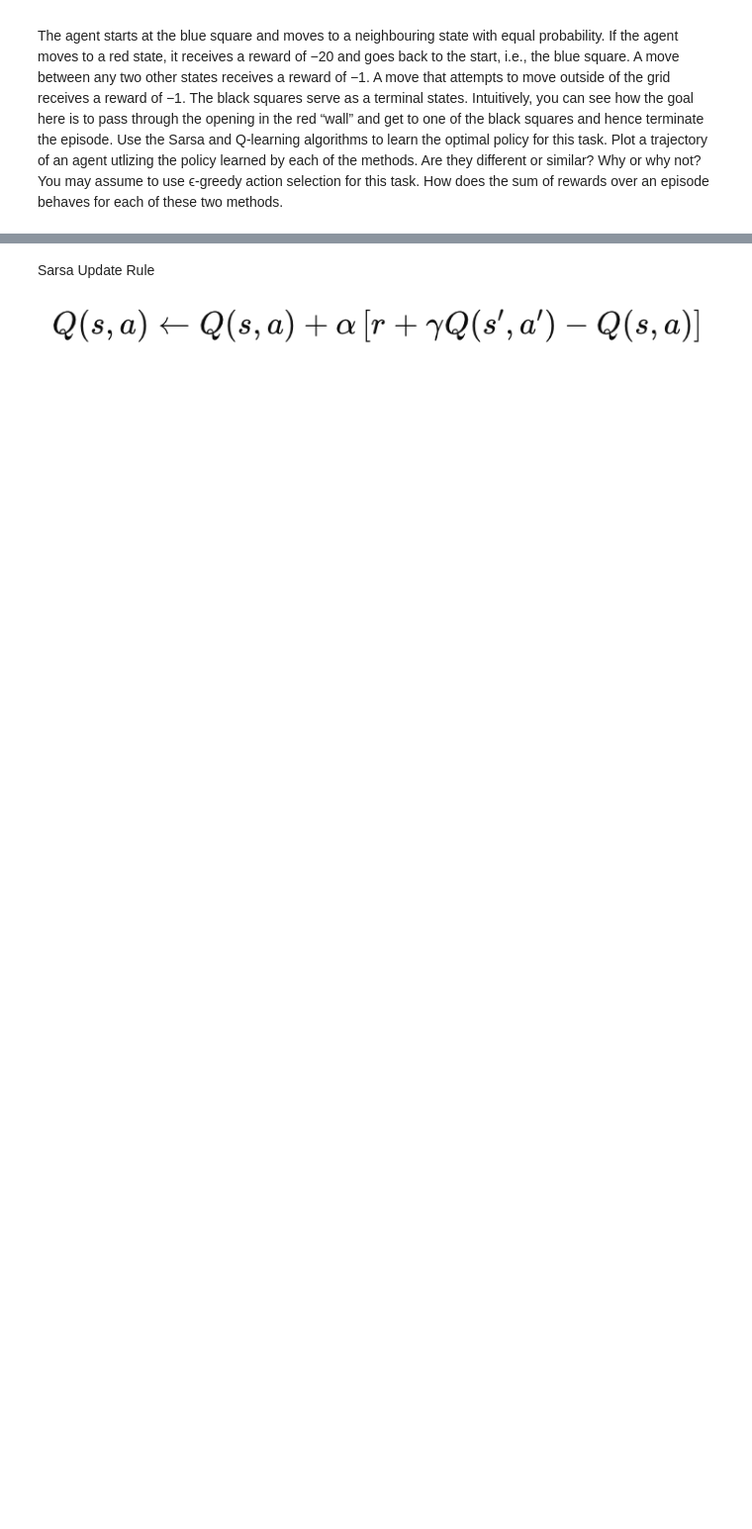
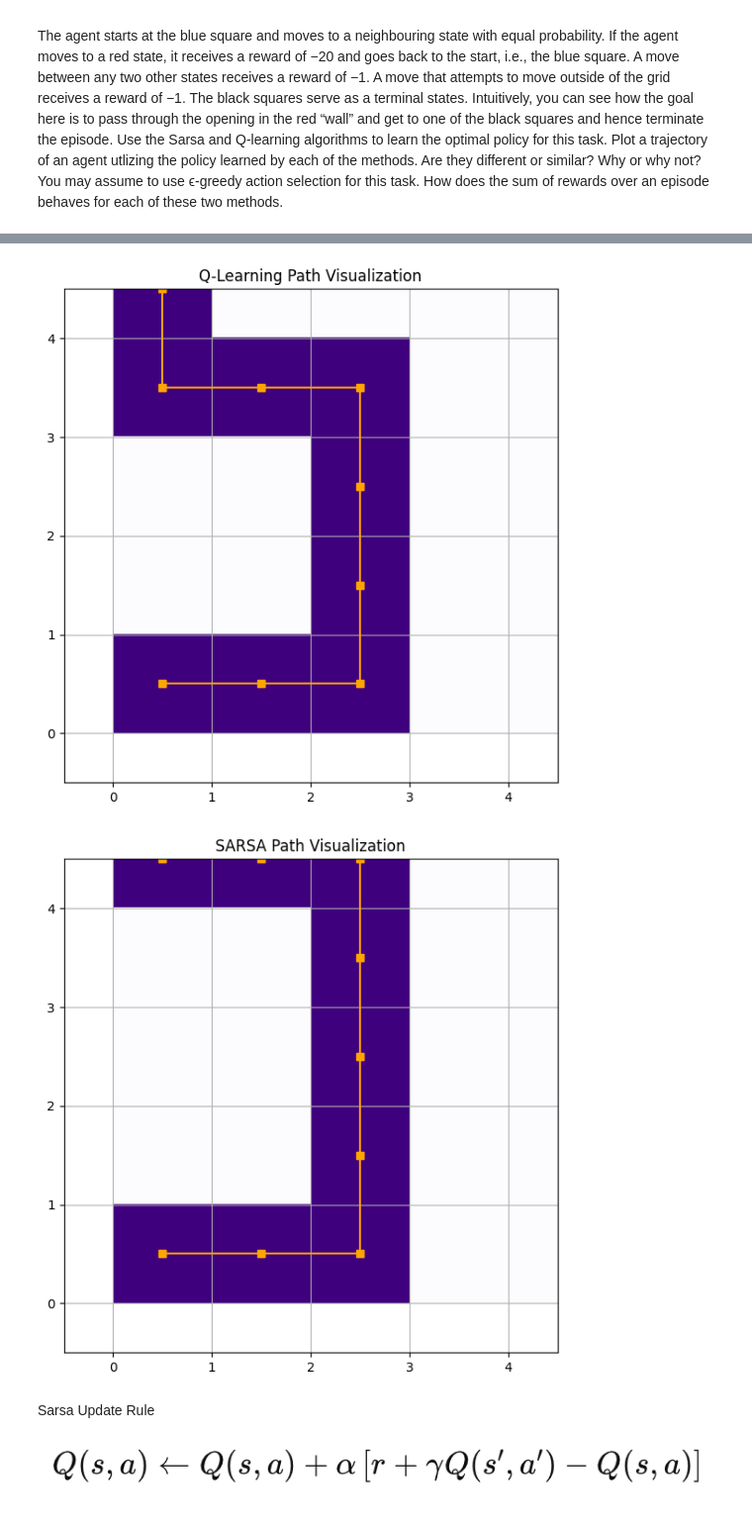
Before and after one commit to yegisafari/RL-Project-3, a Jupyter notebook: RL_Project_3.ipynb, the cells around one changed output, grey strips where cells are left out. Shown at 99% size. Cells and saved outputs as stored; diff of their text form; code cells hidden in the pictures; blank space fills up the shorter version.

```diff
--- a/RL_Project_3.ipynb
+++ b/RL_Project_3.ipynb
@@ -63,0 +228,35 @@ def get_next_state_and_reward(state, action):
+# %%
+def generate_trajectory(environment, policy_matrix):
+    current_state = environment.reset()
+    path_taken = [current_state]
+    while True:
+        row, col = current_state
+        chosen_action = np.argmax(policy_matrix[row, col])
+        next_state, _, finished = environment.step(environment.actions[chosen_action])
+        path_taken.append(next_state)
+        if finished:
+            break
+        current_state = next_state
+    return path_taken
+
+trajectory_q_learning = generate_trajectory(env, q_learning_policy)
+trajectory_sarsa = generate_trajectory(env, sarsa_policy)
+
+def display_trajectory(environment, path, plot_title):
+    trajectory_grid = np.zeros(environment.grid_size)
+    for row, col in path:
+        trajectory_grid[row, col] = 1
+    fig, ax = plt.subplots(figsize=(7, 7))
+    ax.imshow(trajectory_grid, cmap="Purples", origin="lower", extent=(0, 5, 0, 5))
+    ax.plot([col + 0.5 for _, col in path], [row + 0.5 for row, _ in path], marker='s', color='orange')
+    ax.set_title(plot_title)
+    ax.set_xlim(-0.5, environment.grid_size[1] - 0.5)
+    ax.set_ylim(-0.5, environment.grid_size[0] - 0.5)
+    ax.grid(True, which='both')
+    plt.show()
+
+display_trajectory(env, trajectory_q_learning, "Q-Learning Path Visualization")
+display_trajectory(env, trajectory_sarsa, "SARSA Path Visualization")
+# %% [output]
+[figure, added]
+[figure, added]
```
Also changed, not shown: parts of 44 cells of this notebook.
